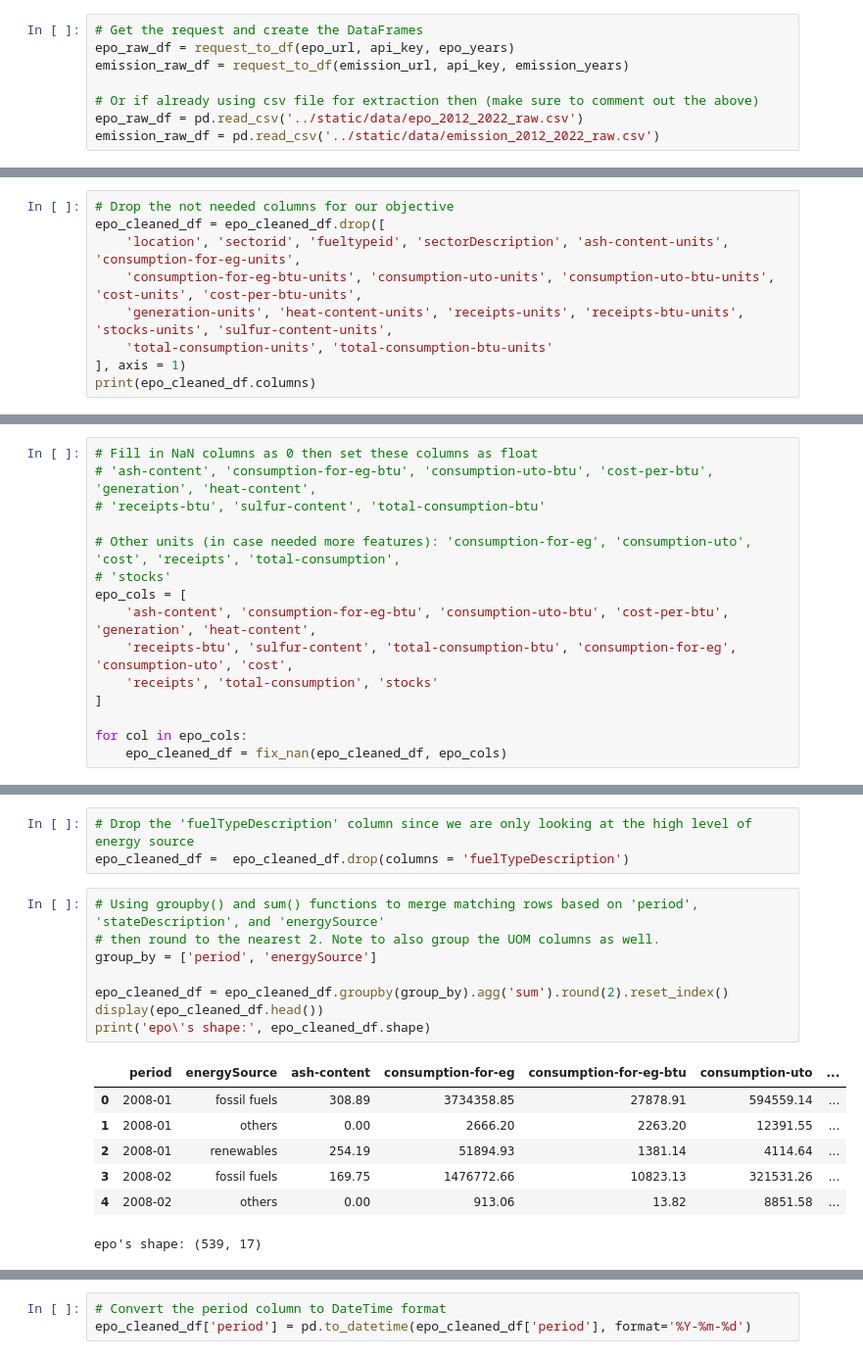
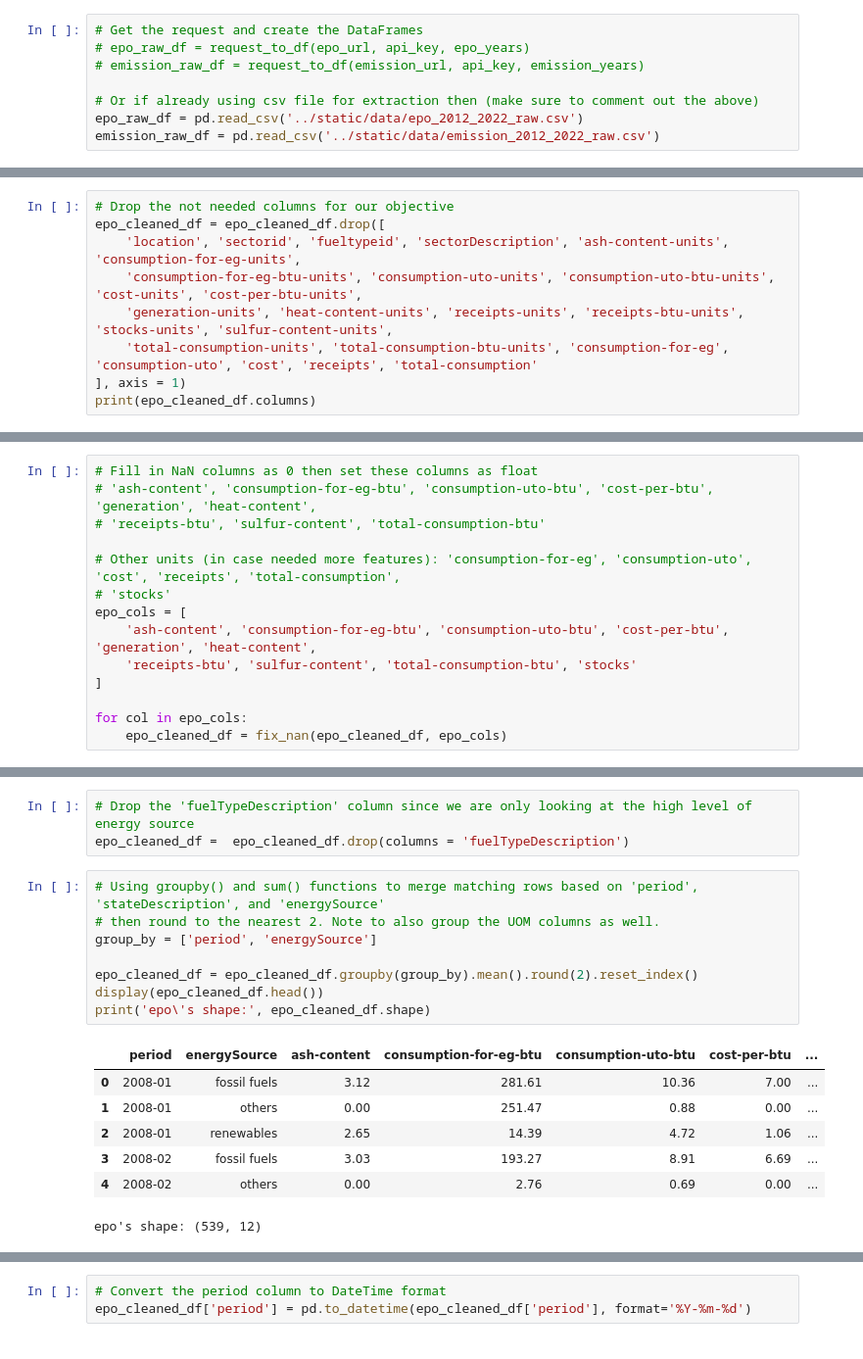
Before and after one commit to 123noob1/gwu-bootcamp-proj-4, a Jupyter notebook: website/jupyter/etl.ipynb, the cells around one changed output, grey strips where cells are left out. Shown at 98% size. Drawn from its saved outputs; the diff is of its cells as text.

```diff
--- a/website/jupyter/etl.ipynb
+++ b/website/jupyter/etl.ipynb
@@ -92,8 +92,8 @@ epo_url = 'https://api.eia.gov/v2/electricity/electric-power-operational-data/da
 emission_url = 'https://api.eia.gov/v2/electricity/state-electricity-profiles/emissions-by-state-by-fuel/data/?api_key=||KEY||&frequency=annual&data[0]=co2-rate-lbs-mwh&data[1]=co2-thousand-metric-tons&data[2]=nox-rate-lbs-mwh&data[3]=nox-short-tons&data[4]=so2-rate-lbs-mwh&data[5]=so2-short-tons&start=||START||&end=||END||&sort[0][column]=period&sort[0][direction]=desc&offset=0&length=5000'
 # %%
 # Get the request and create the DataFrames
-epo_raw_df = request_to_df(epo_url, api_key, epo_years)
-emission_raw_df = request_to_df(emission_url, api_key, emission_years)
+# epo_raw_df = request_to_df(epo_url, api_key, epo_years)
+# emission_raw_df = request_to_df(emission_url, api_key, emission_years)
 
 # Or if already using csv file for extraction then (make sure to comment out the above)
 epo_raw_df = pd.read_csv('../static/data/epo_2012_2022_raw.csv')
@@ -187,7 +187,7 @@ epo_cleaned_df = epo_cleaned_df.drop([
     'location', 'sectorid', 'fueltypeid', 'sectorDescription', 'ash-content-units', 'consumption-for-eg-units',
     'consumption-for-eg-btu-units', 'consumption-uto-units', 'consumption-uto-btu-units', 'cost-units', 'cost-per-btu-units',
     'generation-units', 'heat-content-units', 'receipts-units', 'receipts-btu-units', 'stocks-units', 'sulfur-content-units',
-    'total-consumption-units', 'total-consumption-btu-units'
+    'total-consumption-units', 'total-consumption-btu-units', 'consumption-for-eg', 'consumption-uto', 'cost', 'receipts', 'total-consumption'
 ], axis = 1)
 print(epo_cleaned_df.columns)
 # %% [output]
@@ -278,8 +277,7 @@ Name: count, dtype: int64
 # 'stocks'
 epo_cols = [
     'ash-content', 'consumption-for-eg-btu', 'consumption-uto-btu', 'cost-per-btu', 'generation', 'heat-content',
-    'receipts-btu', 'sulfur-content', 'total-consumption-btu', 'consumption-for-eg', 'consumption-uto', 'cost',
-    'receipts', 'total-consumption', 'stocks'
+    'receipts-btu', 'sulfur-content', 'total-consumption-btu', 'stocks'
 ]
 
 for col in epo_cols:
@@ -302,19 +300,19 @@ epo_cleaned_df =  epo_cleaned_df.drop(columns = 'fuelTypeDescription')
 # %%
 # Using groupby() and sum() functions to merge matching rows based on 'period', 'stateDescription', and 'energySource'
 # then round to the nearest 2. Note to also group the UOM columns as well.
 group_by = ['period', 'energySource']
 
-epo_cleaned_df = epo_cleaned_df.groupby(group_by).agg('sum').round(2).reset_index()
+epo_cleaned_df = epo_cleaned_df.groupby(group_by).mean().round(2).reset_index()
 display(epo_cleaned_df.head())
 print('epo\'s shape:', epo_cleaned_df.shape)
 # %% [output]
-|  | period | energySource | ash-content | consumption-for-eg | consumption-for-eg-btu | consumption-uto | ... |
-| 0 | 2008-01 | fossil fuels | 308.89 | 3734358.85 | 27878.91 | 594559.14 | ... |
-| 1 | 2008-01 | others | 0.00 | 2666.20 | 2263.20 | 12391.55 | ... |
-| 2 | 2008-01 | renewables | 254.19 | 51894.93 | 1381.14 | 4114.64 | ... |
-| 3 | 2008-02 | fossil fuels | 169.75 | 1476772.66 | 10823.13 | 321531.26 | ... |
-| 4 | 2008-02 | others | 0.00 | 913.06 | 13.82 | 8851.58 | ... |
+|  | period | energySource | ash-content | consumption-for-eg-btu | consumption-uto-btu | cost-per-btu | ... |
+| 0 | 2008-01 | fossil fuels | 3.12 | 281.61 | 10.36 | 7.00 | ... |
+| 1 | 2008-01 | others | 0.00 | 251.47 | 0.88 | 0.00 | ... |
+| 2 | 2008-01 | renewables | 2.65 | 14.39 | 4.72 | 1.06 | ... |
+| 3 | 2008-02 | fossil fuels | 3.03 | 193.27 | 8.91 | 6.69 | ... |
+| 4 | 2008-02 | others | 0.00 | 2.76 | 0.69 | 0.00 | ... |
-epo's shape: (539, 17)
+epo's shape: (539, 12)
 # %%
 # Add first date to the period so we can transform it into date format
 epo_cleaned_df['period'] = epo_cleaned_df['period'] + '-01'
```
Also changed, not shown: parts of 13 cells of this notebook, 4 other files.
